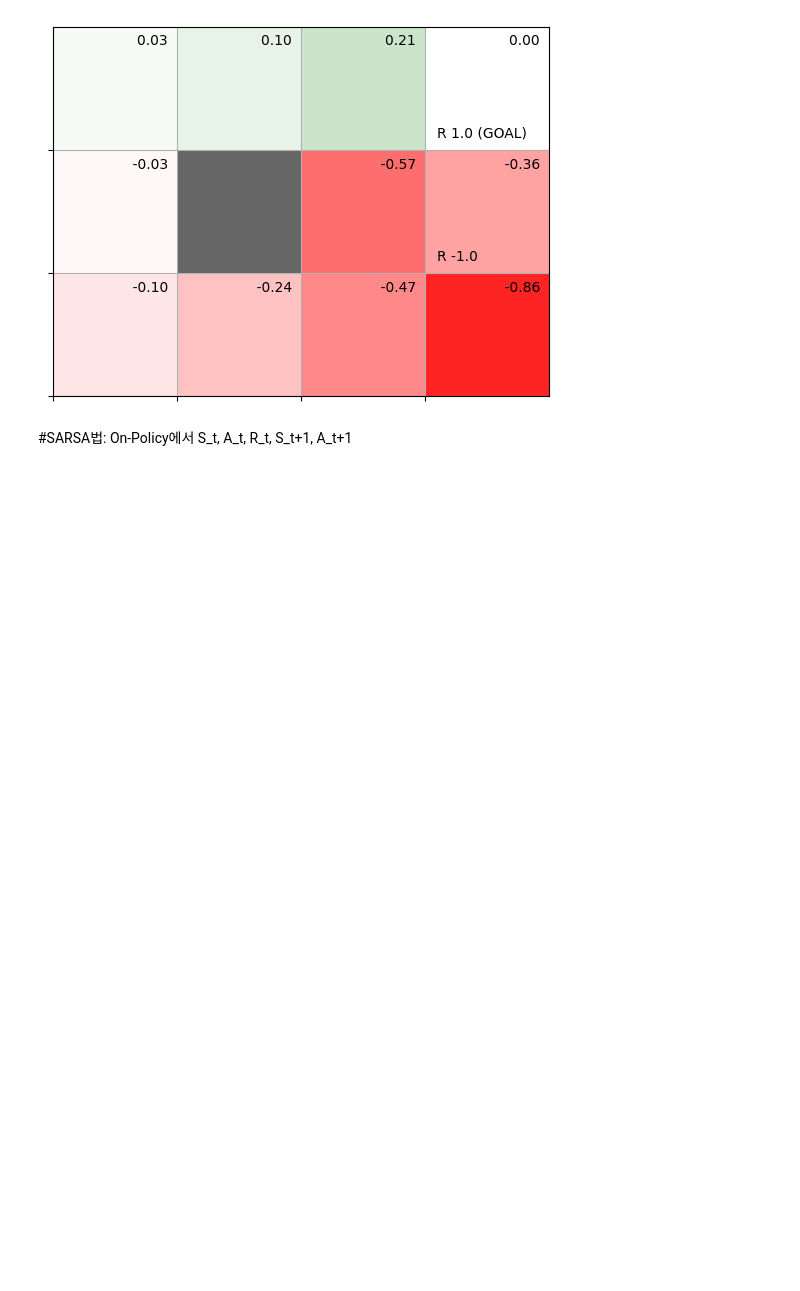
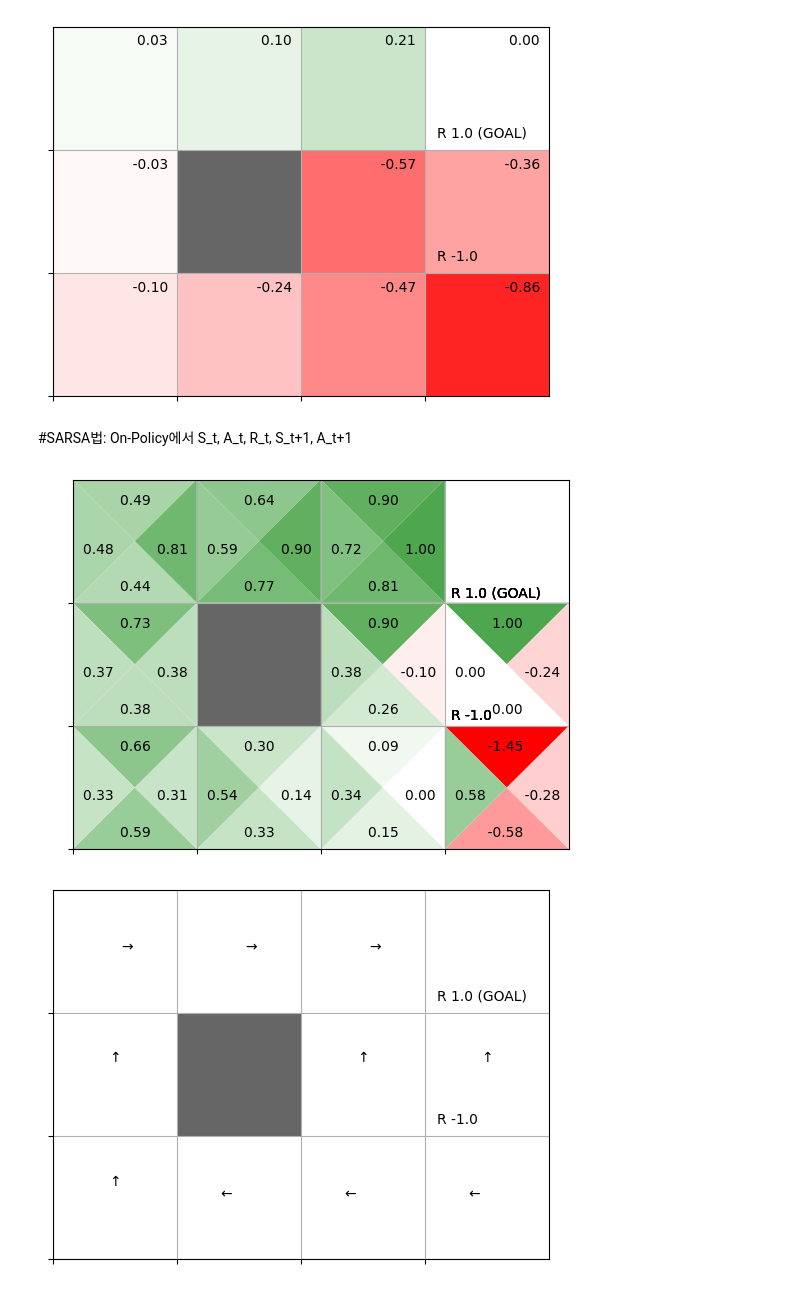
Before and after one commit to bu11ymaguire/studying, a Jupyter notebook: ReinforcementLearning/TemporalDifference.ipynb, the cells around one changed output. Saved outputs shown, nothing was run; the diff lists cells and outputs as text; code cells hidden in the pictures; blank space fills up the shorter version.

```diff
--- a/ReinforcementLearning/TemporalDifference.ipynb
+++ b/ReinforcementLearning/TemporalDifference.ipynb
@@ -425,3 +425,72 @@ class SarsaAgent:
     self.Q[state, action] += (target - self.Q[state,action]) * self.alpha
 
     self.pi[state] = greedy_probs(self.Q, state, self.epsilon)
+# %%
+import types
+import numpy as np # Ensure numpy is available for np.argmax
+
+env = GridWorld()
+agent = SarsaAgent()
+
+
+# Monkey-patching GridWorld instance with reset and step methods
+def reset_method(self):
+    self.agent_state = self.start_state
+    return self.agent_state
+
+def step_method(self, action):
+    state = self.agent_state
+    next_s = self.next_state(state, action)
+    r = self.reward(state, action, next_s)
+    done = (next_s == self.goal_state)
+    self.agent_state = next_s
+    return next_s, r, done
+
+# Definition of fixed_render_v, copied from cell vQRb2f3tM7kE
+def fixed_render_v(self, v=None, policy=None, print_value=True):
+    renderer = Renderer(self.reward_map, self.goal_state,
+                                      self.wall_state)
+    renderer.render_v(v, policy, print_value)
+
+# Define fixed_render_q to render Q-values using the Renderer class
+def fixed_render_q(self, q, show_greedy_policy=True):
+    renderer = Renderer(self.reward_map, self.goal_state,
+                                      self.wall_state)
+    renderer.render_q(q, show_greedy_policy)
+
+env.reset = types.MethodType(reset_method, env)
+env.step = types.MethodType(step_method, env)
+env.render_v = types.MethodType(fixed_render_v, env) # Apply the fix for render_v
+env.render_q = types.MethodType(fixed_render_q, env) # Apply the fix for render_q
+
+# Redefine greedy_probs within this cell to use np.argmax
+def greedy_probs(Q, state, epsilon=0, action_size=4):
+    qs = [Q[(state, action)] for action in range(action_size)]
+    max_action = np.argmax(qs) # Use np.argmax for lists
+    base_prob = epsilon / action_size
+    action_probs = {action: base_prob for action in range(action_size)}
+    action_probs[max_action] += (1 - epsilon)
+    return action_probs
+
+
+episodes = 10000
+for episode in range(episodes):
+    state = env.reset()
+    agent.reset()
+
+    while (True):
+      action = agent.get_action(state)
+      next_state, reward, done = env.step(action)
+
+      agent.update(state, action, reward, done)
+
+      if done:
+        agent.update(next_state, None, reward, done)
+        break
+
+      state = next_state
+
+env.render_q(agent.Q)
+# %% [output]
+[figure, added]
+[figure, added]
```
